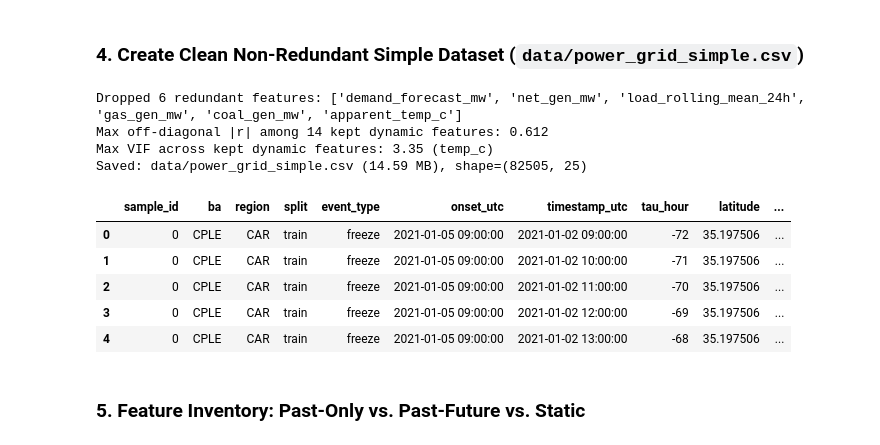
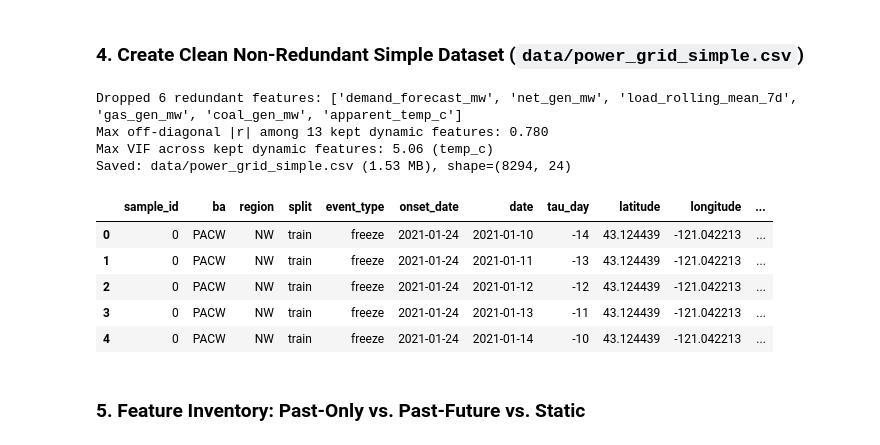
Before and after one commit to Mrun9/rare-event-shocks-benchmark, a Jupyter notebook: 01_power_grid_dataset_and_correlation.ipynb, the cells around one changed output. Drawn from its saved outputs; the diff is of its cells as text; code cells hidden in the pictures.

```diff
--- a/01_power_grid_dataset_and_correlation.ipynb
+++ b/01_power_grid_dataset_and_correlation.ipynb
@@ -26,7 +26,7 @@ pd.set_option('display.width', 140)
 # %% [markdown]
 ### 2. Load Full Dataset, Summary & Feature Inventory
 # %%
-npz_path = 'data/reworked_power_grid_hourly.npz'
+npz_path = 'data/reworked_power_grid_daily.npz'
 meta_path = 'data/reworked_power_grid_metadata.csv'
 
 data = np.load(npz_path, allow_pickle=True)
@@ -36,10 +36,10 @@ past_names = [str(x) for x in data['past_feature_names']]
 pf_names = [str(x) for x in data['past_future_feature_names']]
 static_names = [str(x) for x in data['static_feature_names']]
 tau_steps = data['tau_steps']
-ts_grid = data['timestamps_utc']
+date_grid = data['dates']
 
 print(f'Samples (N):           {len(meta)}')
-print(f'Hours per sample (T):  {len(tau_steps)} (tau from {tau_steps[0]} to {tau_steps[-1]} hours)')
+print(f'Days per sample (T):   {len(tau_steps)} (tau_day from {tau_steps[0]} to {tau_steps[-1]} days)')
 print(f'Past covariates:       {len(past_names)} -> {past_names}')
 print(f'Past-future covs:      {len(pf_names)} -> {pf_names}')
 print(f'Static features:       {len(static_names)} -> {static_names}')
@@ -55,9 +55,9 @@ full_dict = {
     'region': np.repeat(meta['region'].values, T),
     'split': np.repeat(meta['split'].values, T),
     'event_type': np.repeat(meta['event_type'].values, T),
-    'onset_utc': np.repeat(meta['onset_utc'].values, T),
-    'timestamp_utc': ts_grid.reshape(-1),
-    'tau_hour': np.tile(tau_steps, N),
+    'onset_date': np.repeat(meta['onset_date'].values, T),
+    'date': date_grid.reshape(-1),
+    'tau_day': np.tile(tau_steps, N),
 }
 for i, col in enumerate(static_names):
     full_dict[col] = np.repeat(X_static[:, i], T)
@@ -169,56 +169,55 @@ Highly correlated feature pairs (|r| > 0.90):
 ### 4. Create Clean Non-Redundant Simple Dataset (`data/power_grid_simple.csv`)
 # %%
 # Drop the 6 redundant scale/temperature duplicates where |r| > 0.90:
-#   - demand_forecast_mw (r=+0.998 vs load_mw), net_gen_mw (r=+0.996 vs load_mw)
-#   - load_rolling_mean_24h (r=+0.990 vs load_mw)
-#   - gas_gen_mw (r=+0.956 vs load_mw) & coal_gen_mw (r=+0.905 vs load_mw) -> scale-invariant gas_share kept instead
-#   - apparent_temp_c (r=+0.988 vs temp_c) -> keep temp_c + thermal_discomfort_c
+#   - demand_forecast_mw (r=+0.999 vs load_mw), net_gen_mw (r=+0.997 vs load_mw)
+#   - load_rolling_mean_7d (r=+0.996 vs load_mw)
+#   - gas_gen_mw (r=+0.969 vs load_mw) & coal_gen_mw (r=+0.910 vs load_mw) -> scale-invariant gas_share kept instead
+#   - apparent_temp_c (r=+0.991 vs temp_c) -> keep temp_c + thermal_discomfort_c
 REDUNDANT_TO_DROP = [
     'demand_forecast_mw',
     'net_gen_mw',
-    'load_rolling_mean_24h',
+    'load_rolling_mean_7d',
     'gas_gen_mw',
     'coal_gen_mw',
     'apparent_temp_c',
 ]
 
-KEEP_META = ['sample_id', 'ba', 'region', 'split', 'event_type', 'onset_utc', 'timestamp_utc', 'tau_hour']
+KEEP_META = ['sample_id', 'ba', 'region', 'split', 'event_type', 'onset_date', 'date', 'tau_day']
 KEEP_STATIC = static_names
 KEEP_PAST = [c for c in past_names if c not in REDUNDANT_TO_DROP]
 KEEP_PF = [c for c in pf_names + ['thermal_discomfort_c'] if c not in REDUNDANT_TO_DROP]
 
 simple_df = full_df[KEEP_META + KEEP_STATIC + KEEP_PAST + KEEP_PF].copy()
-simple_df['local_hour'] = simple_df['local_hour'].astype(int)
 simple_df['day_of_week'] = simple_df['day_of_week'].astype(int)
 
 kept_dyn = KEEP_PAST + KEEP_PF
 kept_corr = simple_df[kept_dyn].corr().copy()
 np.fill_diagonal(kept_corr.values, 0.0)
 max_r = float(kept_corr.abs().max().max())
 
 X_std = (simple_df[kept_dyn] - simple_df[kept_dyn].mean()) / simple_df[kept_dyn].std()
 vifs = dict(zip(kept_dyn, np.diag(np.linalg.inv(np.corrcoef(X_std.values, rowvar=False)))))
 
 print(f'Dropped {len(REDUNDANT_TO_DROP)} redundant features: {REDUNDANT_TO_DROP}')
 print(f'Max off-diagonal |r| among {len(kept_dyn)} kept dynamic features: {max_r:.3f}')
 print(f'Max VIF across kept dynamic features: {max(vifs.values()):.2f} ({max(vifs, key=vifs.get)})')
 assert simple_df.isna().sum().sum() == 0, 'Unexpected NaNs found!'
 
 simple_csv_path = 'data/power_grid_simple.csv'
 simple_df.to_csv(simple_csv_path, index=False)
 print(f'Saved: {simple_csv_path} ({os.path.getsize(simple_csv_path) / (1024**2):.2f} MB), shape={simple_df.shape}')
 display(simple_df.head())
 # %% [output]
-Dropped 6 redundant features: ['demand_forecast_mw', 'net_gen_mw', 'load_rolling_mean_24h', 'gas_gen_mw', 'coal_gen_mw', 'apparent_temp_c']
-Max off-diagonal |r| among 14 kept dynamic features: 0.612
-Max VIF across kept dynamic features: 3.35 (temp_c)
-Saved: data/power_grid_simple.csv (14.59 MB), shape=(82505, 25)
+Dropped 6 redundant features: ['demand_forecast_mw', 'net_gen_mw', 'load_rolling_mean_7d', 'gas_gen_mw', 'coal_gen_mw', 'apparent_temp_c']
+Max off-diagonal |r| among 13 kept dynamic features: 0.780
+Max VIF across kept dynamic features: 5.06 (temp_c)
+Saved: data/power_grid_simple.csv (1.53 MB), shape=(8294, 24)
-|  | sample_id | ba | region | split | event_type | onset_utc | timestamp_utc | tau_hour | latitude | ... |
-| 0 | 0 | CPLE | CAR | train | freeze | 2021-01-05 09:00:00 | 2021-01-02 09:00:00 | -72 | 35.197506 | ... |
-| 1 | 0 | CPLE | CAR | train | freeze | 2021-01-05 09:00:00 | 2021-01-02 10:00:00 | -71 | 35.197506 | ... |
-| 2 | 0 | CPLE | CAR | train | freeze | 2021-01-05 09:00:00 | 2021-01-02 11:00:00 | -70 | 35.197506 | ... |
-| 3 | 0 | CPLE | CAR | train | freeze | 2021-01-05 09:00:00 | 2021-01-02 12:00:00 | -69 | 35.197506 | ... |
-| 4 | 0 | CPLE | CAR | train | freeze | 2021-01-05 09:00:00 | 2021-01-02 13:00:00 | -68 | 35.197506 | ... |
+|  | sample_id | ba | region | split | event_type | onset_date | date | tau_day | latitude | longitude | ... |
+| 0 | 0 | PACW | NW | train | freeze | 2021-01-24 | 2021-01-10 | -14 | 43.124439 | -121.042213 | ... |
+| 1 | 0 | PACW | NW | train | freeze | 2021-01-24 | 2021-01-11 | -13 | 43.124439 | -121.042213 | ... |
+| 2 | 0 | PACW | NW | train | freeze | 2021-01-24 | 2021-01-12 | -12 | 43.124439 | -121.042213 | ... |
+| 3 | 0 | PACW | NW | train | freeze | 2021-01-24 | 2021-01-13 | -11 | 43.124439 | -121.042213 | ... |
+| 4 | 0 | PACW | NW | train | freeze | 2021-01-24 | 2021-01-14 | -10 | 43.124439 | -121.042213 | ... |
 # %% [markdown]
 ### 5. Feature Inventory: Past-Only vs. Past-Future vs. Static
 # %%
```
Also changed, not shown: parts of 7 cells of this notebook, 13 other files.
